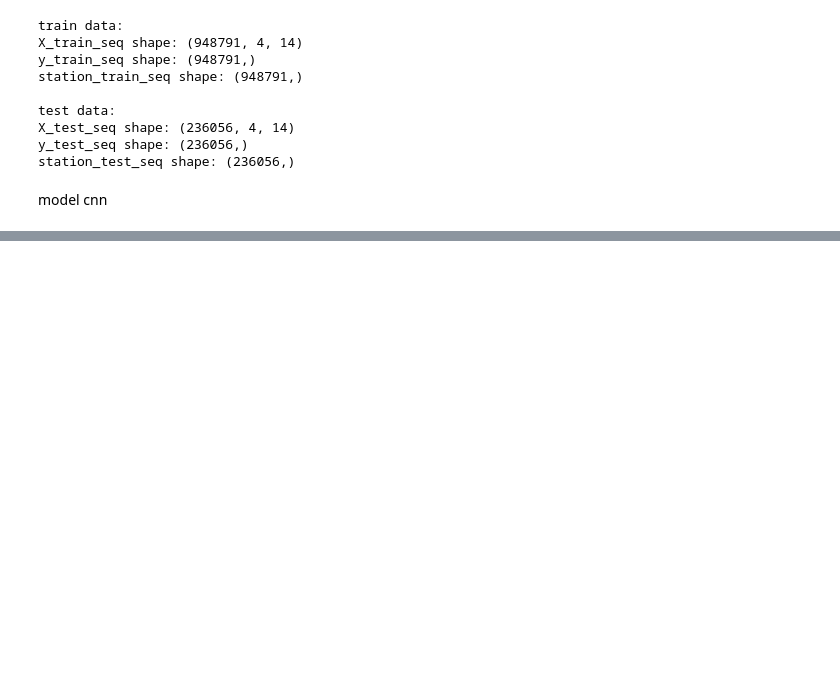
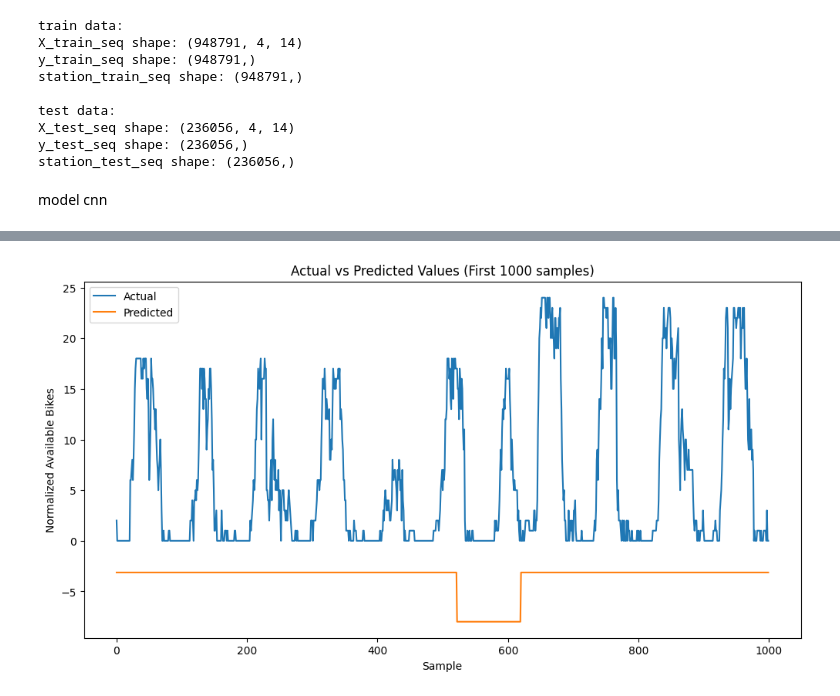
Before and after one commit to TheophileZT/5SDBDproject, a Jupyter notebook: CNN_un_model_pour_tout_station.ipynb, the cells around one changed output, grey strips where cells are left out. Saved outputs shown, nothing was run; the diff lists cells and outputs as text; code cells hidden in the pictures; blank space fills up the shorter version.

```diff
--- a/CNN_un_model_pour_tout_station.ipynb
+++ b/CNN_un_model_pour_tout_station.ipynb
@@ -290,0 +299,11 @@ MSE: 0.0271, MAE: 0.1071, R²: -0.7352
+# %%
+plt.figure(figsize=(12, 6))
+plt.plot(y_test[:1000], label='Actual')
+plt.plot(predictions[:1000], label='Predicted')
+plt.title('Actual vs Predicted Values (First 1000 samples)')
+plt.xlabel('Sample')
+plt.ylabel('Normalized Available Bikes')
+plt.legend()
+plt.show()
+# %% [output]
+[figure, added]
```
Also changed, not shown: parts of 8 cells of this notebook, 2 other files.
